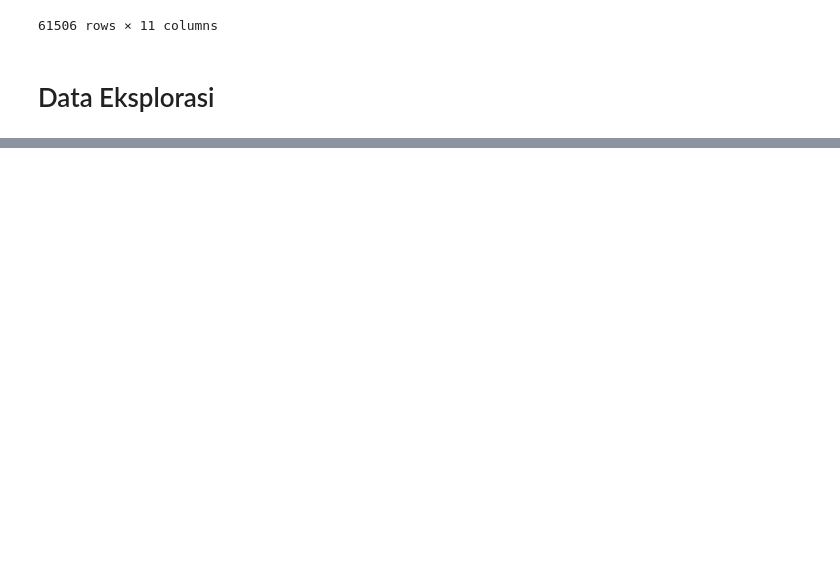
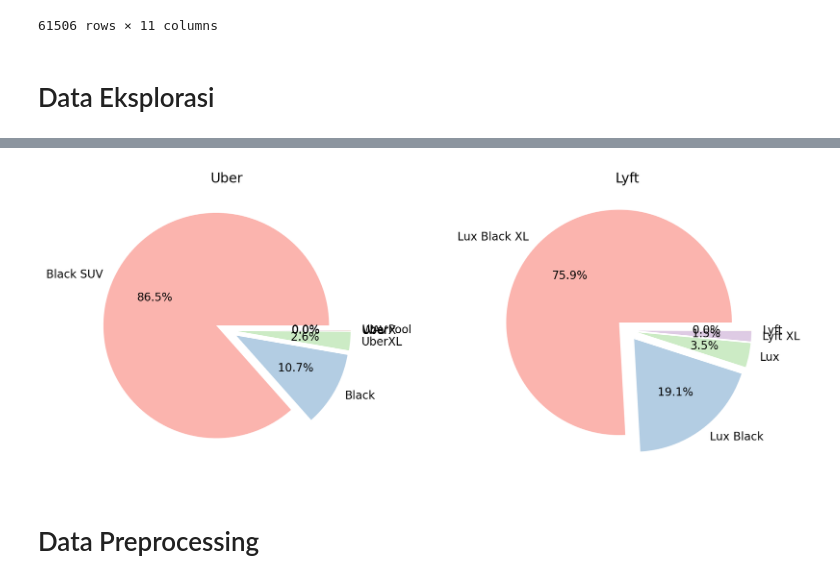
Before and after one commit to dafiqrahman/MSIB-Hacktiv8, a Jupyter notebook: FP 1/fp1.ipynb, the cells around one changed output, grey strips where cells are left out. Saved outputs shown, nothing was run; the diff lists cells and outputs as text; code cells hidden in the pictures; blank space fills up the shorter version.

```diff
--- a/FP 1/fp1.ipynb
+++ b/FP 1/fp1.ipynb
@@ -140,0 +151,4 @@ uberx_lyft_price_mean = df_without_outliers[
+# %%
+df_without_outliers["price"] = pd.to_numeric(df_without_outliers["price"],errors="coerce")
+# %%
+df_without_outliers.dropna(subset=["price"],inplace=True)
@@ -160,0 +200,22 @@ plt.show()
+# %%
+uber_name = df_without_outliers[df_without_outliers["cab_type"] == "Uber"].groupby("name").sum()[["price"]].sort_values("price",ascending=False)
+lyft_name = df_without_outliers[df_without_outliers["cab_type"] == "Lyft"].groupby("name").sum()[["price"]].sort_values("price",ascending=False)
+# %%
+fig, ax = plt.subplots(figsize=(10, 4), dpi=200, nrows=1, ncols=2)
+
+# Assuming your data has 7 elements, adjust the explode accordingly
+explode_values1 = [0.1]*len(uber_name)
+explode_values2 = [0.1,]*len(lyft_name)
+
+ax[0].pie(uber_name["price"], labels=uber_name.index, autopct="%.1f%%", explode=explode_values1, colors=sns.color_palette("Pastel1"))
+ax[0].set_title("Uber")
+
+ax[1].pie(lyft_name["price"], labels=lyft_name.index, autopct="%.1f%%", explode=explode_values2, colors=sns.color_palette("Pastel1"))
+ax[1].set_title("Lyft")
+
+plt.tight_layout()
+plt.show()
+# %% [output]
+[figure, added]
+# %% [markdown]
+# Data Preprocessing
```
Also changed, not shown: parts of 23 cells of this notebook.
